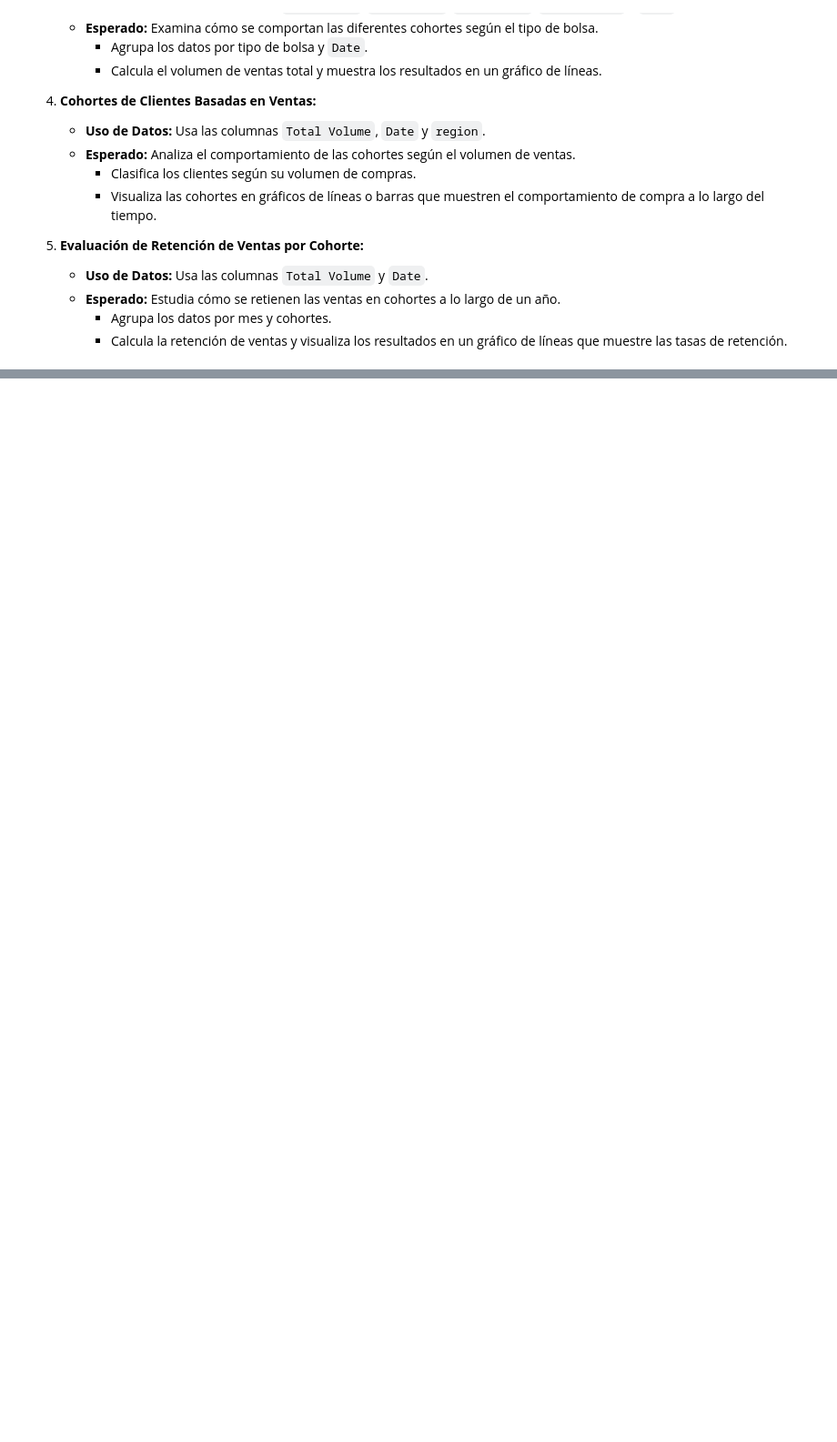
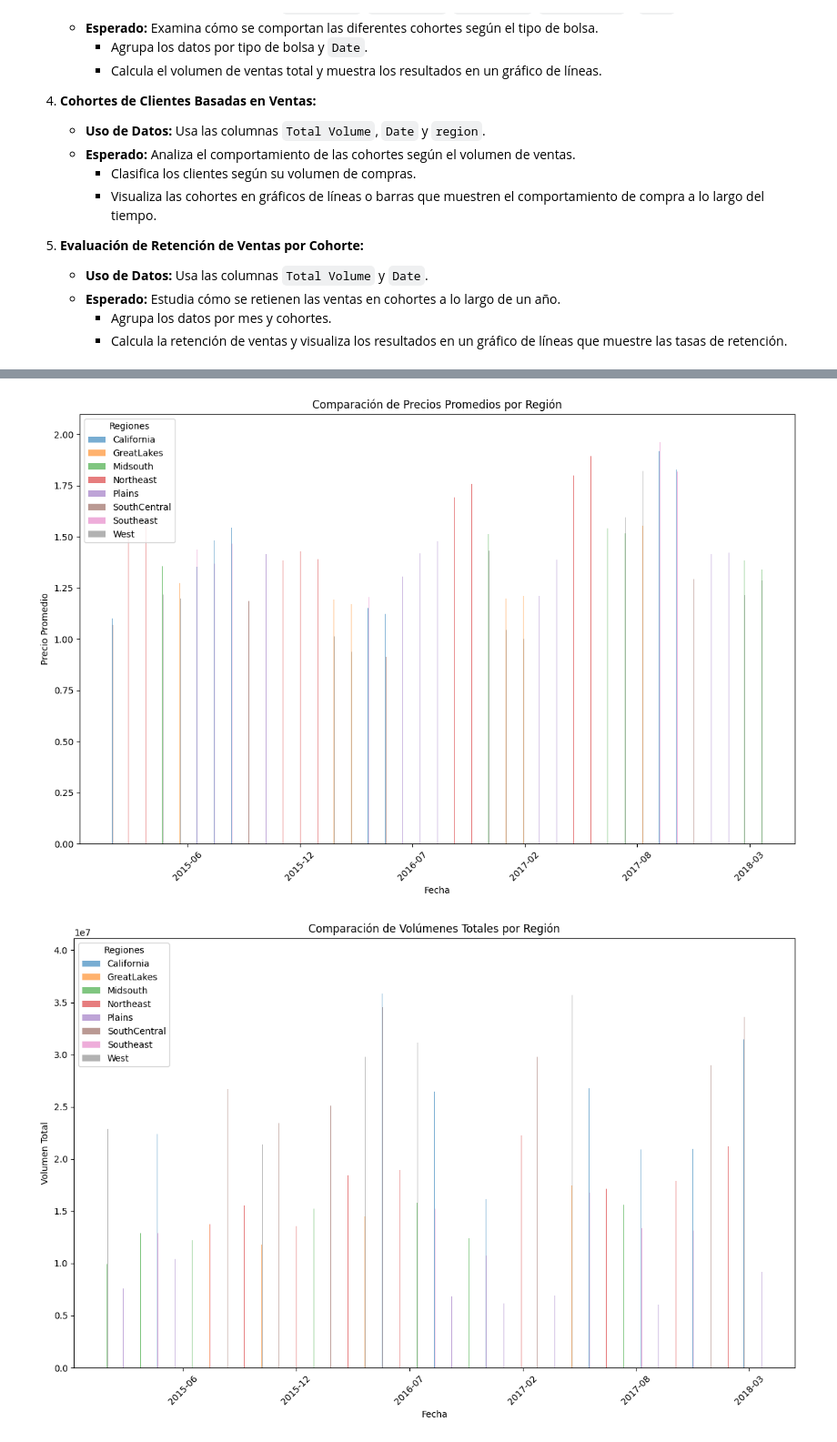
Before and after one commit to ahenao/aguacate-aljoan, a Jupyter notebook: notebooks/jose/proyecto-4.ipynb, the cells around one changed output, grey strips where cells are left out. Shown at 91% size. Cells and saved outputs as stored; diff of their text form; code cells hidden in the pictures; blank space fills up the shorter version.

```diff
--- a/notebooks/jose/proyecto-4.ipynb
+++ b/notebooks/jose/proyecto-4.ipynb
@@ -172,3 +106,67 @@ for df, label in zip(dfs, labels):
+# %%
+# Plotting the results using bar charts
+import matplotlib.dates as mdates
+
+# Group by 'region' and 'Date', calculating the mean of 'AveragePrice' and sum of 'Total Volume'
+region_date_data = df_reduced.groupby(['region', pd.Grouper(key='Date', freq='ME')]).agg(
+    AveragePrice=('AveragePrice', 'mean'),
+    TotalVolume=('Total Volume', 'sum')
+).reset_index()
+
+# Create a plot for Average Price by Region
+plt.figure(figsize=(12, 8))
+regions = region_date_data['region'].unique()
+
+# Set the width of the bars
+bar_width = 0.2
+
+# Define the positions on the x-axis for each region
+for i, region in enumerate(regions):
+    region_data = region_date_data[region_date_data['region'] == region]
+
+    # Shift the bars slightly by modifying their position
+    x_positions = mdates.date2num(region_data['Date']) + (bar_width * i)  # Convert to numerical date values
+
+    # Plot bars
+    plt.bar(x_positions, region_data['AveragePrice'], width=bar_width, label=region, alpha=0.6)
+
+plt.title('Comparación de Precios Promedios por Región')
+plt.xlabel('Fecha')
+plt.ylabel('Precio Promedio')
+plt.legend(title='Regiones', loc='upper left')
+
+# Format x-axis with date labels
+plt.gca().xaxis.set_major_formatter(mdates.DateFormatter('%Y-%m'))
+plt.xticks(rotation=45)
+plt.tight_layout()
+plt.show()
+
+# Create a plot for Total Volume by Region
+plt.figure(figsize=(12, 8))
+
+# Plot bars for Total Volume
+for i, region in enumerate(regions):
+    region_data = region_date_data[region_date_data['region'] == region]
+
+    # Shift the bars slightly by modifying their position
+    x_positions = mdates.date2num(region_data['Date']) + (bar_width * i)  # Convert to numerical date values
+
+    # Plot bars
+    plt.bar(x_positions, region_data['TotalVolume'], width=bar_width, label=region, alpha=0.6)
+
+plt.title('Comparación de Volúmenes Totales por Región')
+plt.xlabel('Fecha')
+plt.ylabel('Volumen Total')
+plt.legend(title='Regiones', loc='upper left')
+
+# Format x-axis with date labels
+plt.gca().xaxis.set_major_formatter(mdates.DateFormatter('%Y-%m'))
+plt.xticks(rotation=45)
+plt.tight_layout()
+plt.show()
+# %% [output]
+[figure, added]
+[figure, added]
 # %%
 """
 4.3. **Análisis de Cohortes en Función del Tipo de Bolsa:**
```
Also changed, not shown: parts of 6 cells of this notebook, 1 other file.
